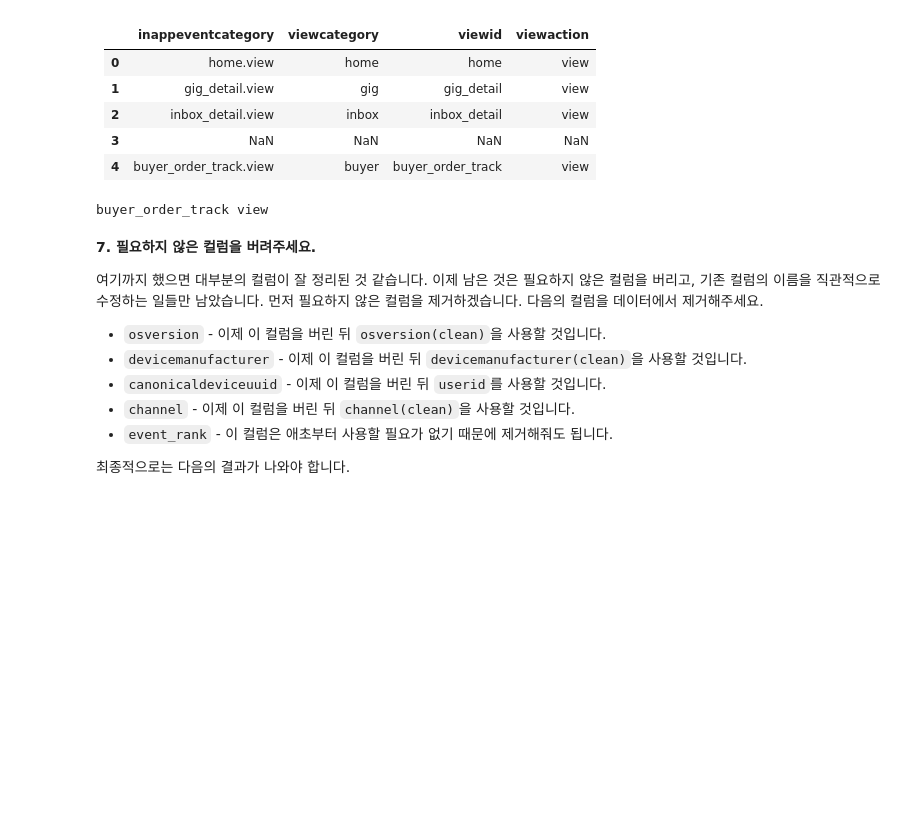
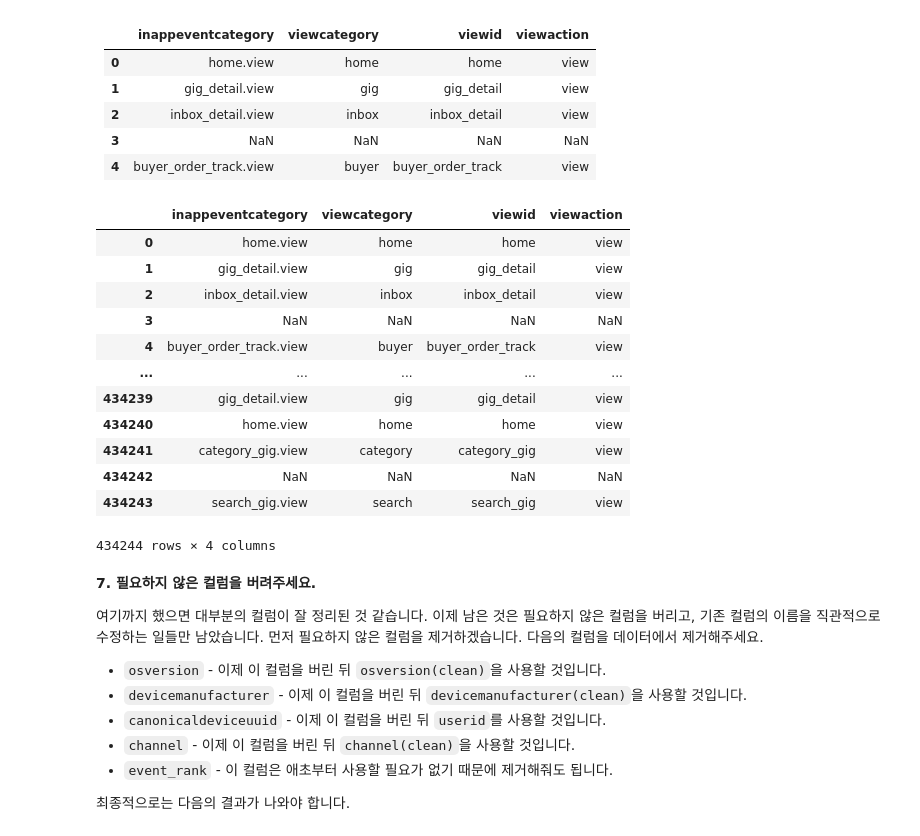
Before and after one commit to Changju-Lee1866/data_preprocessing, a Jupyter notebook: 0102_kmong(assignment)테스트_이창주.ipynb, the cells around one changed output. Saved outputs shown, nothing was run; the diff lists cells and outputs as text; code cells hidden in the pictures; blank space fills up the shorter version.

```diff
--- a/0102_kmong(assignment)테스트_이창주.ipynb
+++ b/0102_kmong(assignment)테스트_이창주.ipynb
@@ -595,21 +595,65 @@ Name: channel, dtype: int64
         </tr>
     </tbody>
 </table>
-# %%
-# Write your code here!
-import pandas as pd
-import numpy as np
-
-pd.options.display.max_columns = 100
-a = 'buyer_order_track.view'
-b,c = a.split('.')
-print(b,c)
-
-# def name_change(inappevertcategory):
-#     viewcategory, viewid, viewaction = '','',''
-#     inappevertcategory.split('.')
-# %% [output]
-buyer_order_track view
+# %%
+# Write your code here!
+import pandas as pd
+import numpy as np
+
+pd.options.display.max_columns = 1000
+# a = 'buyer_order_track.view'
+# b,c = a.split('.')
+# print(b,c)
+
+# def name_change(inappevertcategory, request):
+#     viewcategory, viewid, viewaction = '','',''
+#     viewid, viewaction = inappevertcategory.split('.')
+#     viewcategory = viewid.split('_')[0]
+#     return [viewcategory, viewid, viewaction]
+
+def viewcategory_rename(inappeventcategory):
+    if pd.isna(inappeventcategory):
+        return inappeventcategory
+
+    if '_' in inappeventcategory:
+        viewcategory = inappeventcategory.split('_')[0]
+    else :
+        viewcategory = inappeventcategory.split('.')[0]
+    return viewcategory
+
+def viewid_rename(inappeventcategory):
+    if pd.isna(inappeventcategory):
+        return inappeventcategory
+
+    viewid = inappeventcategory.split('.')[0]
+    return viewid
+
+def viewaction_rename(inappeventcategory):
+    if pd.isna(inappeventcategory):
+        return inappeventcategory
+    viewaction = inappeventcategory.split('.')[1]
+    return viewaction
+
+a=pd.read_csv("data/kmong-conversion.csv")
+# a['inappeventcategory'].unique
+a['viewcategory'] = a['inappeventcategory'].apply(viewcategory_rename)
+a['viewid'] = a['inappeventcategory'].apply(viewid_rename)
+a['viewaction'] = a['inappeventcategory'].apply(viewaction_rename)
+a[['inappeventcategory', 'viewcategory', 'viewid', 'viewaction']]
+# %% [output]
+|  | inappeventcategory | viewcategory | viewid | viewaction |
+| 0 | home.view | home | home | view |
+| 1 | gig_detail.view | gig | gig_detail | view |
+| 2 | inbox_detail.view | inbox | inbox_detail | view |
+| 3 | NaN | NaN | NaN | NaN |
+| 4 | buyer_order_track.view | buyer | buyer_order_track | view |
+| ... | ... | ... | ... | ... |
+| 434239 | gig_detail.view | gig | gig_detail | view |
+| 434240 | home.view | home | home | view |
+| 434241 | category_gig.view | category | category_gig | view |
+| 434242 | NaN | NaN | NaN | NaN |
+| 434243 | search_gig.view | search | search_gig | view |
+434244 rows × 4 columns
 # %% [markdown]
 **7. 필요하지 않은 컬럼을 버려주세요.**
 
```
